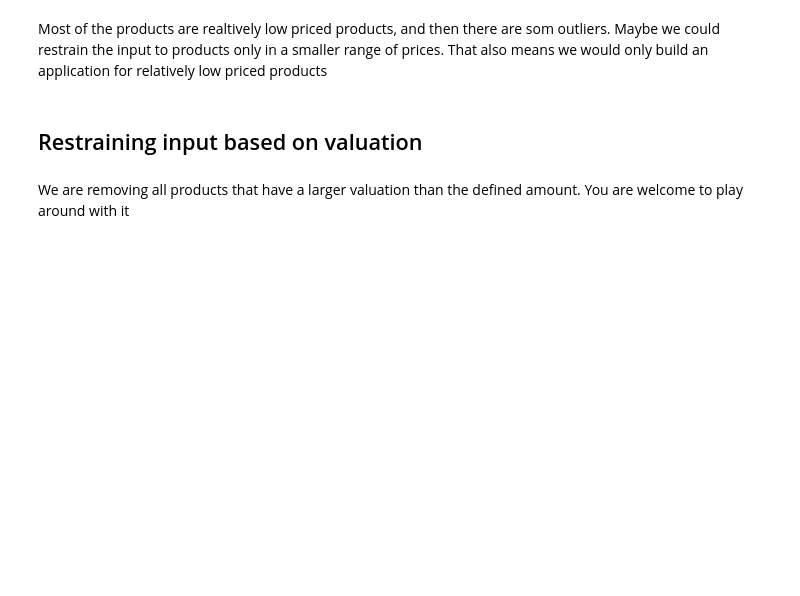
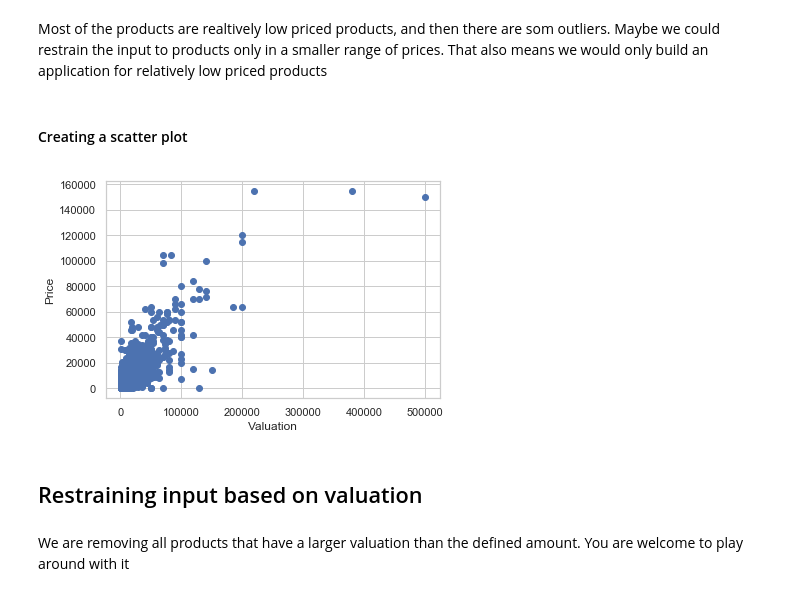
Before and after one commit to NicholaiStaalung/Tensorflow-Workshop, a Jupyter notebook: KerasModule.ipynb, the cells around one changed output. Cells and saved outputs as stored; diff of their text form; code cells hidden in the pictures; blank space fills up the shorter version.

```diff
--- a/KerasModule.ipynb
+++ b/KerasModule.ipynb
@@ -61,5 +100,14 @@ plt.show()
 # %% [markdown]
 Most of the products are realtively low priced products, and then there are som outliers. Maybe we could restrain the input to products only in a smaller range of prices. That also means we would only build an application for relatively low priced products
+# %% [markdown]
+#### Creating a scatter plot
+# %%
+plt.scatter(data['valuation'], data['price'])
+plt.xlabel('Valuation')
+plt.ylabel('Price')
+plt.show()
+# %% [output]
+[figure, added]
 # %% [markdown]
 ## Restraining input based on valuation
 # %%
```
Also changed, not shown: parts of 33 cells of this notebook.
